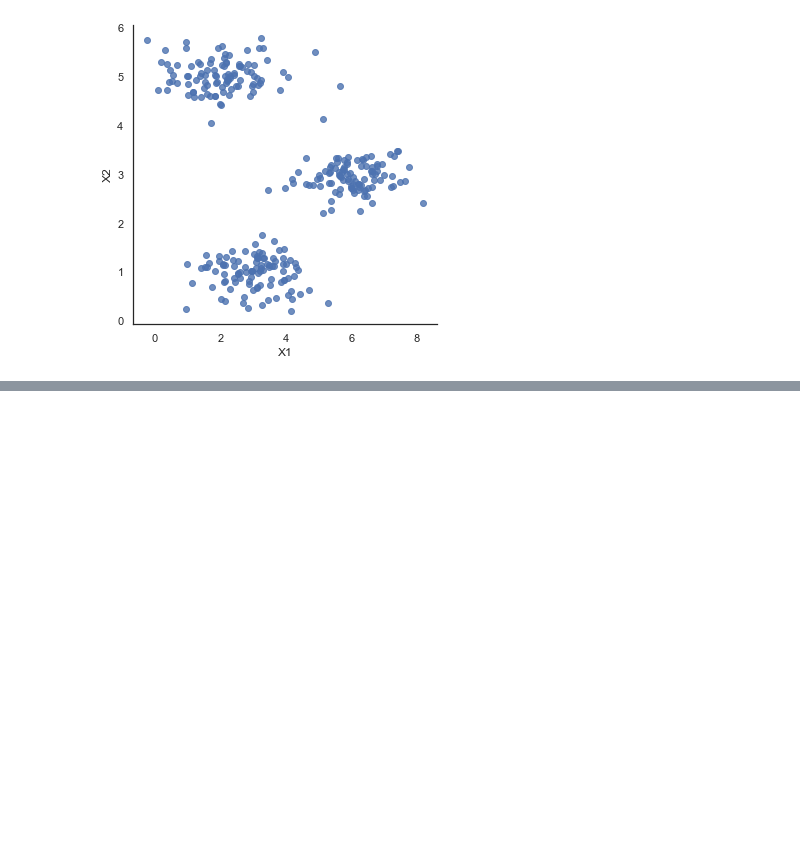
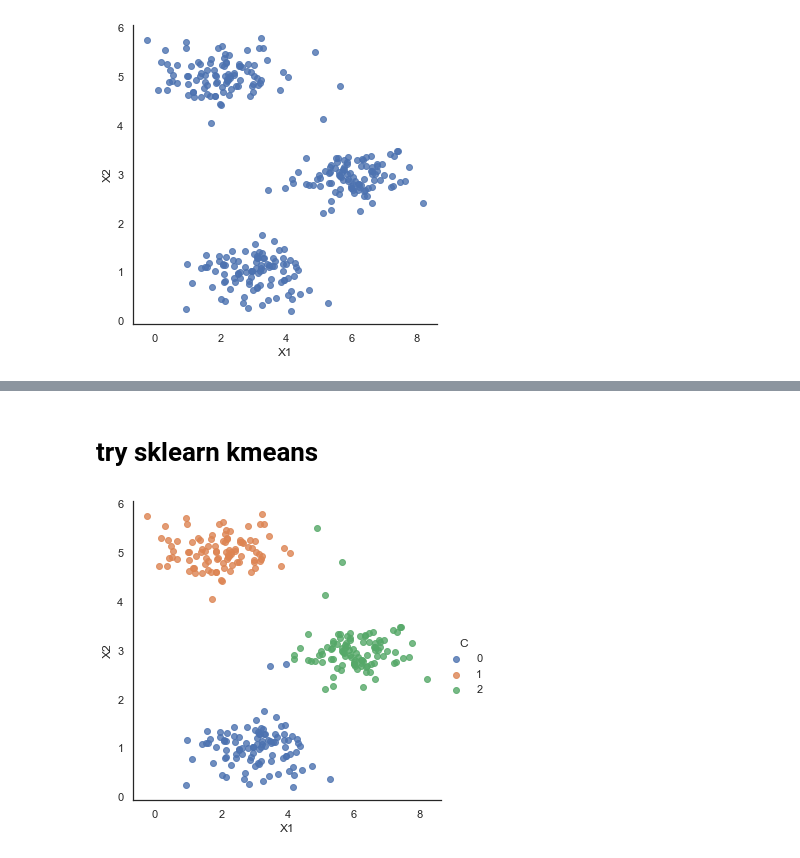
Before and after one commit to cddorz/ML-AndrewNg-code, a Jupyter notebook: ex7-kmeans and PCA/1.k-means.ipynb, the cells around one changed output, grey strips where cells are left out. Saved outputs shown, nothing was run; the diff lists cells and outputs as text; code cells hidden in the pictures; blank space fills up the shorter version.

```diff
--- a/ex7-kmeans and PCA/1.k-means.ipynb
+++ b/ex7-kmeans and PCA/1.k-means.ipynb
@@ -43,0 +221,13 @@ plt.show()
+# %% [markdown]
+# try sklearn kmeans
+# %%
+from sklearn.cluster import KMeans
+
+sk_kmeans = KMeans(n_clusters=3)
+sk_kmeans.fit(data2)
+sk_C = sk_kmeans.predict(data2)
+data_with_c = combine_data_C(data2, sk_C)
+sns.lmplot(x='X1', y='X2', hue='C', data=data_with_c, fit_reg=False)
+plt.show()
+# %% [output]
+[figure, added]
```
Also changed, not shown: parts of 16 cells of this notebook, 1 other file.
